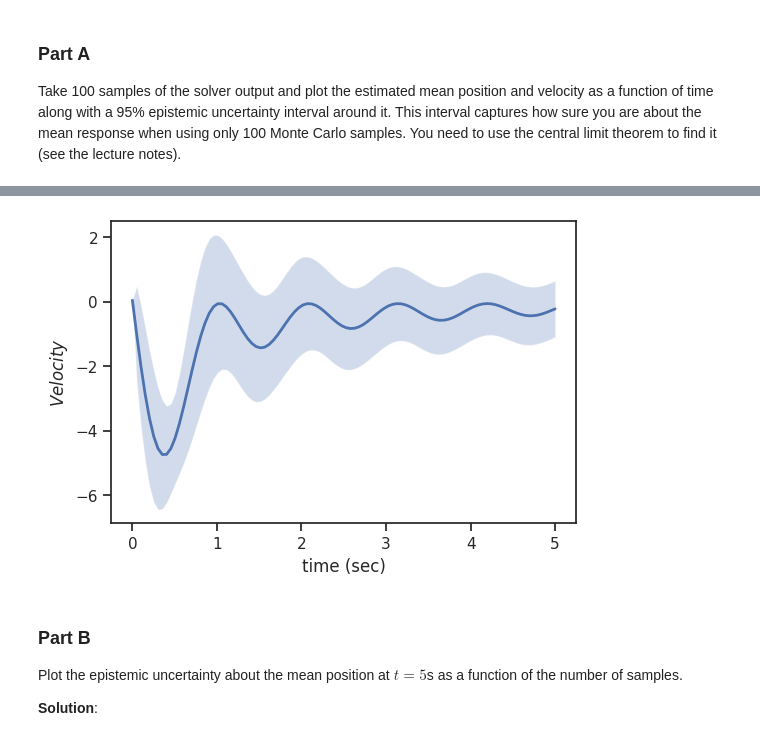
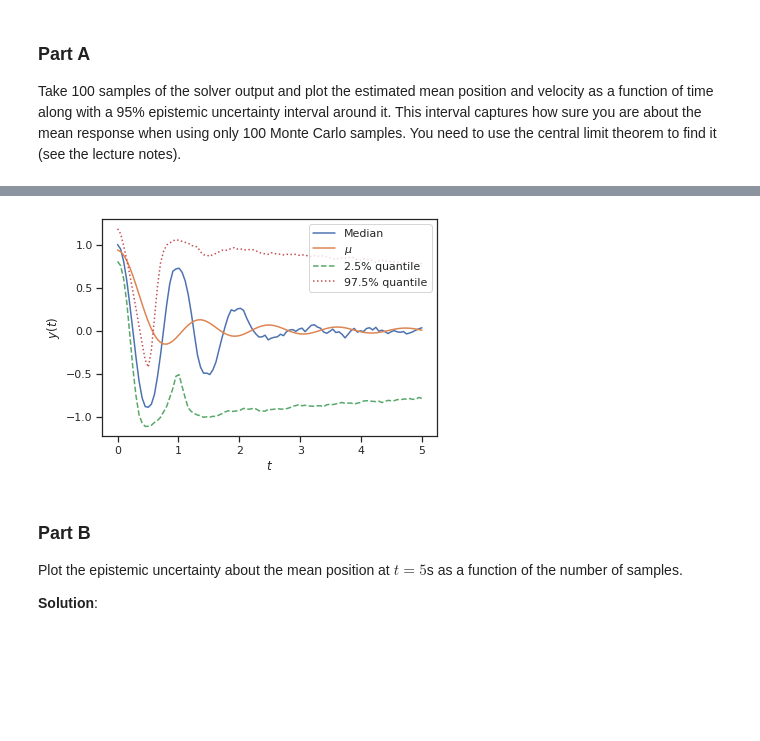
Before and after one commit to schemp98/data-analytics-se, a Jupyter notebook: lecturebook/homework/homework-03_SCC.ipynb, the cells around one changed output, grey strips where cells are left out. Cells and saved outputs as stored; diff of their text form; code cells hidden in the pictures; blank space fills up the shorter version.

```diff
--- a/lecturebook/homework/homework-03_SCC.ipynb
+++ b/lecturebook/homework/homework-03_SCC.ipynb
@@ -299,44 +247,28 @@ ax.set_ylabel('$Position$');
-# %%
-for i in range(num_samples):
-  vel_samp = vel_samp_all[i,:]
-  # Evaluate the sample average for all sample sizes
-  I_running = np.cumsum(vel_samp) / np.arange(1, N + 1)
-
-  # Evaluate the sample average for the squared of Y
-  g2_running = np.cumsum(vel_samp ** 2) / np.arange(1, N + 1)
-
-  # Evaluate the running average of the variance
-  sigma2_running = g2_running - I_running ** 2
-
-  # Alright, now we have quantified our uncertainty about I for every N
-  # from a single MC run. Let's plot a (about) 95% predictive interval
-  # Running lower bound for the predictive interval
-  I_lower_running = (
-      I_running - 2.0 * np.sqrt(sigma2_running / np.arange(1, N + 1))
-  )
-
-  # Running upper bound for the predictive interval
-  I_upper_running = (
-      I_running + 2.0 * np.sqrt(sigma2_running / np.arange(1, N + 1))
-  )
-
-# A common plot for all estimates
-fig, ax = plt.subplots()
-# Shaded area for the interval
-ax.fill_between(
-    solver.t,
-    I_lower_running,
-    I_upper_running,
-    alpha=0.25
-)
-# Here is the MC estimate:
-ax.plot(solver.t, I_running, 'b', lw=2)
-
-# and the labels
-ax.set_xlabel('time (sec)')
-ax.set_ylabel('$Velocity$');
-# %% [output]
-[figure, removed]
+# %%
+mu_50 ,mu_025, mu_975 = np.quantile(
+    pos_samp_all,
+    [0.5, 0.025, 0.975],
+    axis=0)
+ts = solver.t
+
+N = 100
+for i in range(num_samples):
+  pos_samp = pos_samp_all[i,:]
+  # Evaluate the sample average for all sample sizes
+  I_running = np.cumsum(pos_samp) / np.arange(1, N + 1)
+
+
+# Let's plot these:
+fig, ax = plt.subplots()
+ax.plot(ts, mu_50, label="Median")
+ax.plot(ts, I_running, label="$\mu$")
+ax.plot(ts, mu_025, "--", label="2.5% quantile")
+ax.plot(ts, mu_975, ":", label="97.5% quantile")
+ax.set_xlabel("$t$")
+ax.set_ylabel("$y(t)$")
+plt.legend(loc="best");
+# %% [output]
+[figure, added]
 # %% [markdown]
 ### Part B
 
```
Also changed, not shown: parts of 8 cells of this notebook.
